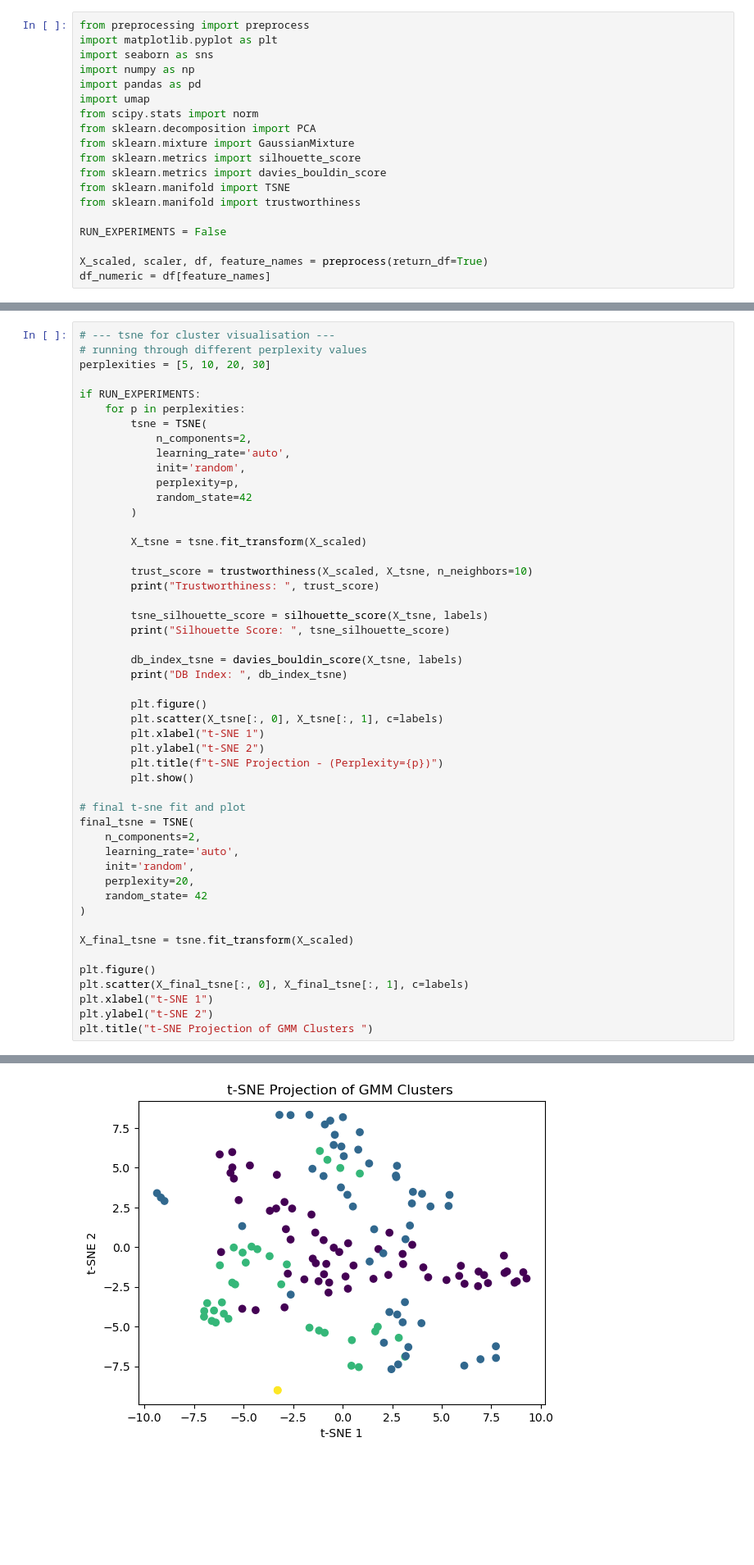
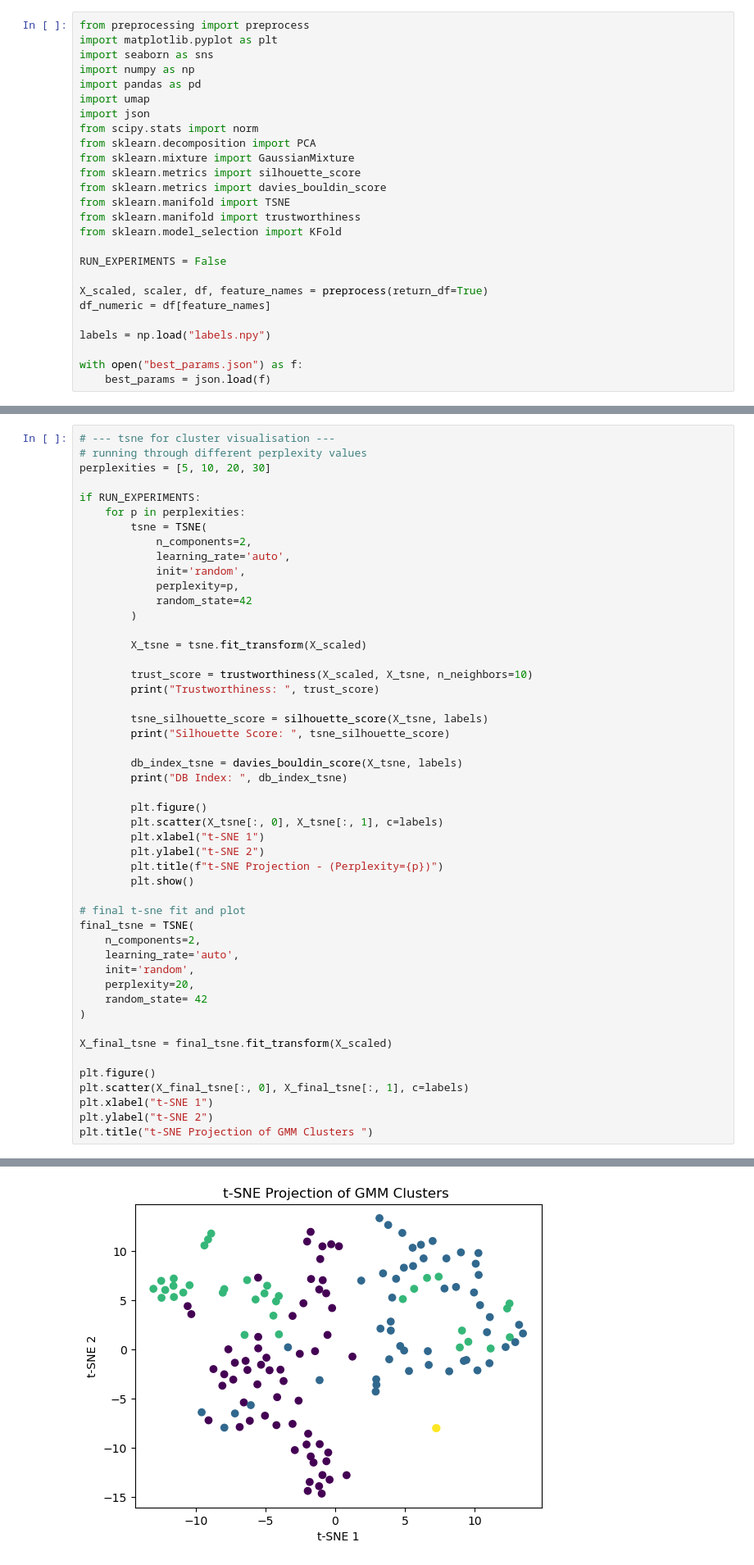
Before and after one commit to ChronoQuest/ChronoQuest1, a Jupyter notebook: Assets/Scripts/Final Boss ML/gmm_model_visualisation.ipynb, the cells around one changed output, grey strips where cells are left out. Shown at 82% size. Drawn from its saved outputs; the diff is of its cells as text; blank space fills up the shorter version.

Commit message:
generalisation, cross-validation & visualisation

```diff
--- a/Assets/Scripts/Final Boss ML/gmm_model_visualisation.ipynb
+++ b/Assets/Scripts/Final Boss ML/gmm_model_visualisation.ipynb
@@ -7,6 +7,7 @@ import seaborn as sns
 import numpy as np
 import pandas as pd
 import umap
+import json
 from scipy.stats import norm
 from sklearn.decomposition import PCA
 from sklearn.mixture import GaussianMixture
@@ -14,11 +15,17 @@ from sklearn.metrics import silhouette_score
 from sklearn.metrics import davies_bouldin_score
 from sklearn.manifold import TSNE
 from sklearn.manifold import trustworthiness
+from sklearn.model_selection import KFold
 
 RUN_EXPERIMENTS = False
 
 X_scaled, scaler, df, feature_names = preprocess(return_df=True)
 df_numeric = df[feature_names]
+
+labels = np.load("labels.npy")
+
+with open("best_params.json") as f:
+    best_params = json.load(f)
 # %% [output]
 A value is trying to be set on a copy of a slice from a DataFrame.
 Try using .loc[row_indexer,col_indexer] = value instead
@@ -237,35 +244,35 @@ if RUN_EXPERIMENTS:
         tsne_silhouette_score = silhouette_score(X_tsne, labels)
         print("Silhouette Score: ", tsne_silhouette_score)
 
         db_index_tsne = davies_bouldin_score(X_tsne, labels)
         print("DB Index: ", db_index_tsne)
 
         plt.figure()
         plt.scatter(X_tsne[:, 0], X_tsne[:, 1], c=labels)
         plt.xlabel("t-SNE 1")
         plt.ylabel("t-SNE 2")
         plt.title(f"t-SNE Projection - (Perplexity={p})")
         plt.show()
 
 # final t-sne fit and plot
 final_tsne = TSNE(
     n_components=2,
     learning_rate='auto',
     init='random',
     perplexity=20,
     random_state= 42
 )
 
-X_final_tsne = tsne.fit_transform(X_scaled)
+X_final_tsne = final_tsne.fit_transform(X_scaled)
 
 plt.figure()
 plt.scatter(X_final_tsne[:, 0], X_final_tsne[:, 1], c=labels)
 plt.xlabel("t-SNE 1")
 plt.ylabel("t-SNE 2")
 plt.title("t-SNE Projection of GMM Clusters ")
 # %% [output]
 Text(0.5, 1.0, 't-SNE Projection of GMM Clusters ')
-[figure, old version]
+[figure, new version]
 # %%
 # --- plot for covariance, k and silhouette score ---
 # calculating values
```
Also changed, not shown: parts of 1 cell of this notebook, 3 other files.
